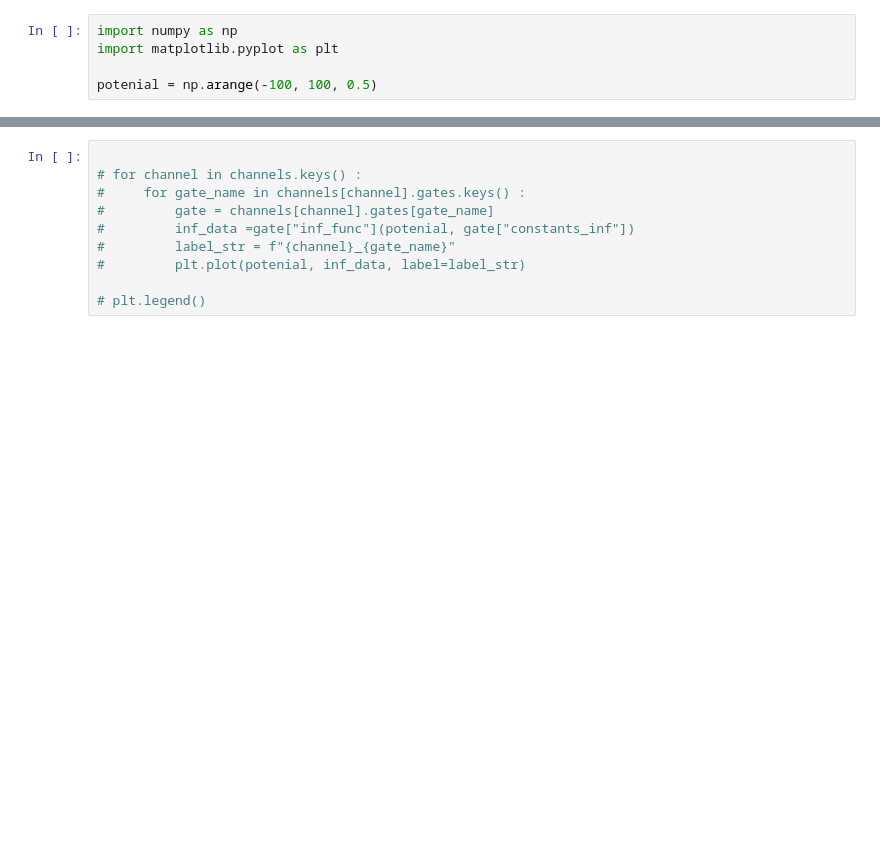
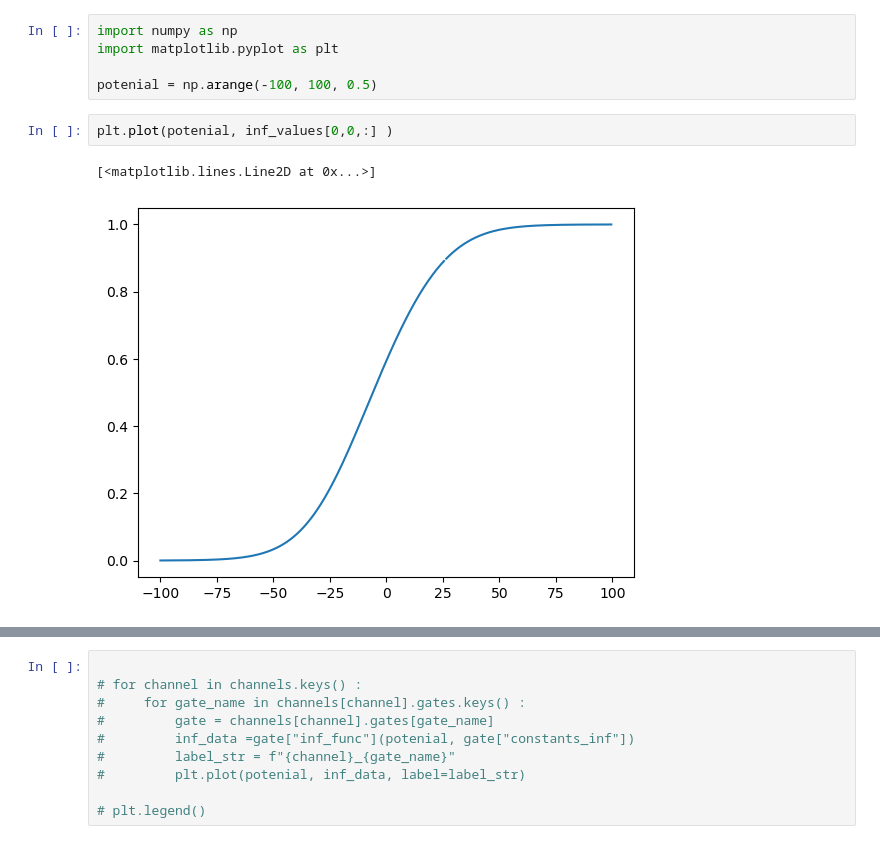
Before and after one commit to fergplace/renshaw_models, a Jupyter notebook: testing_notebook.ipynb, the cells around one changed output, grey strips where cells are left out. Drawn from its saved outputs; the diff is of its cells as text; blank space fills up the shorter version.

```diff
--- a/testing_notebook.ipynb
+++ b/testing_notebook.ipynb
@@ -29,3 +33,8 @@ import numpy as np
 import matplotlib.pyplot as plt
 
 potenial = np.arange(-100, 100, 0.5)
+# %%
+plt.plot(potenial, inf_values[0,0,:] )
+# %% [output]
+[<matplotlib.lines.Line2D at 0x...>]
+[figure, added]
```
Also changed, not shown: parts of 4 cells of this notebook, 2 other files.
